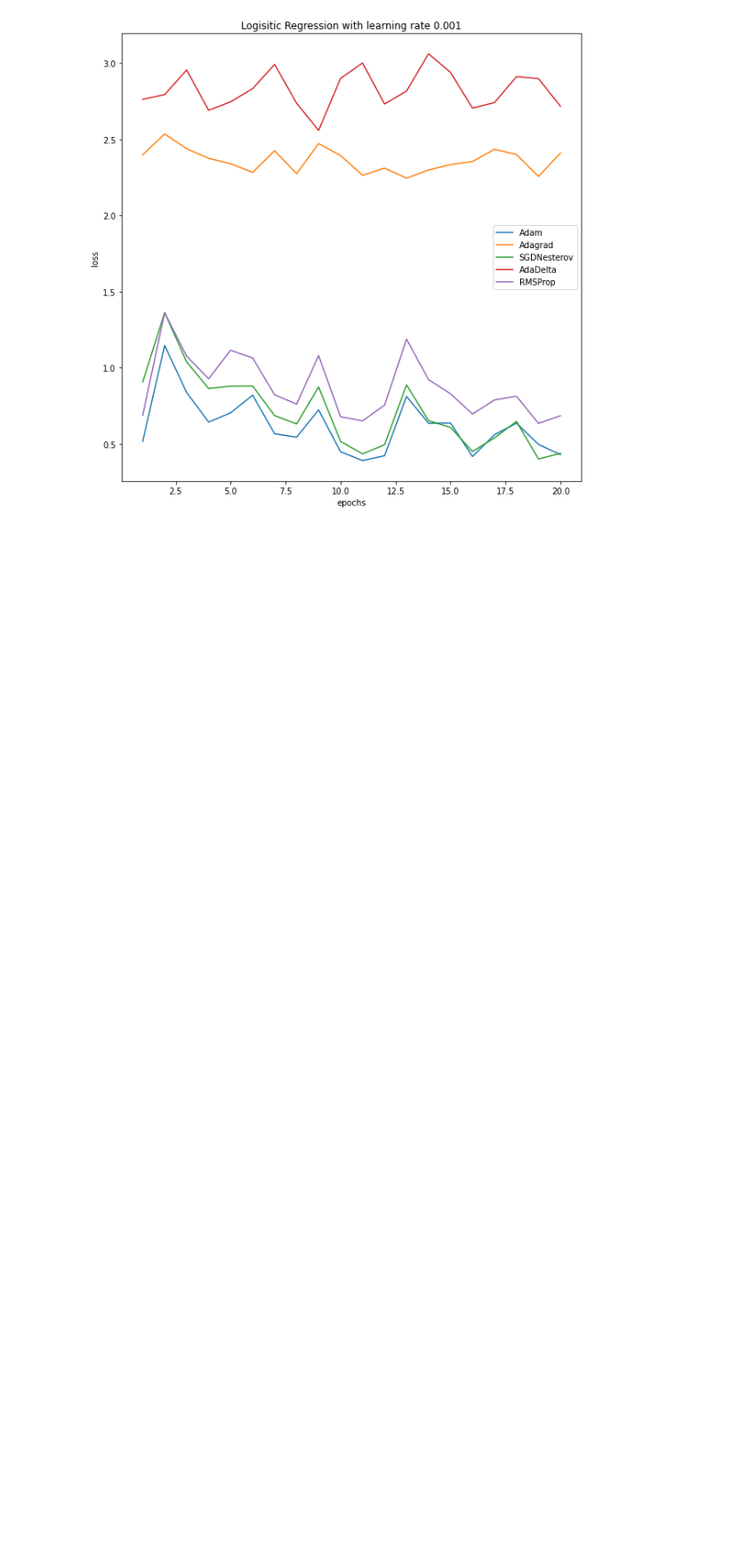
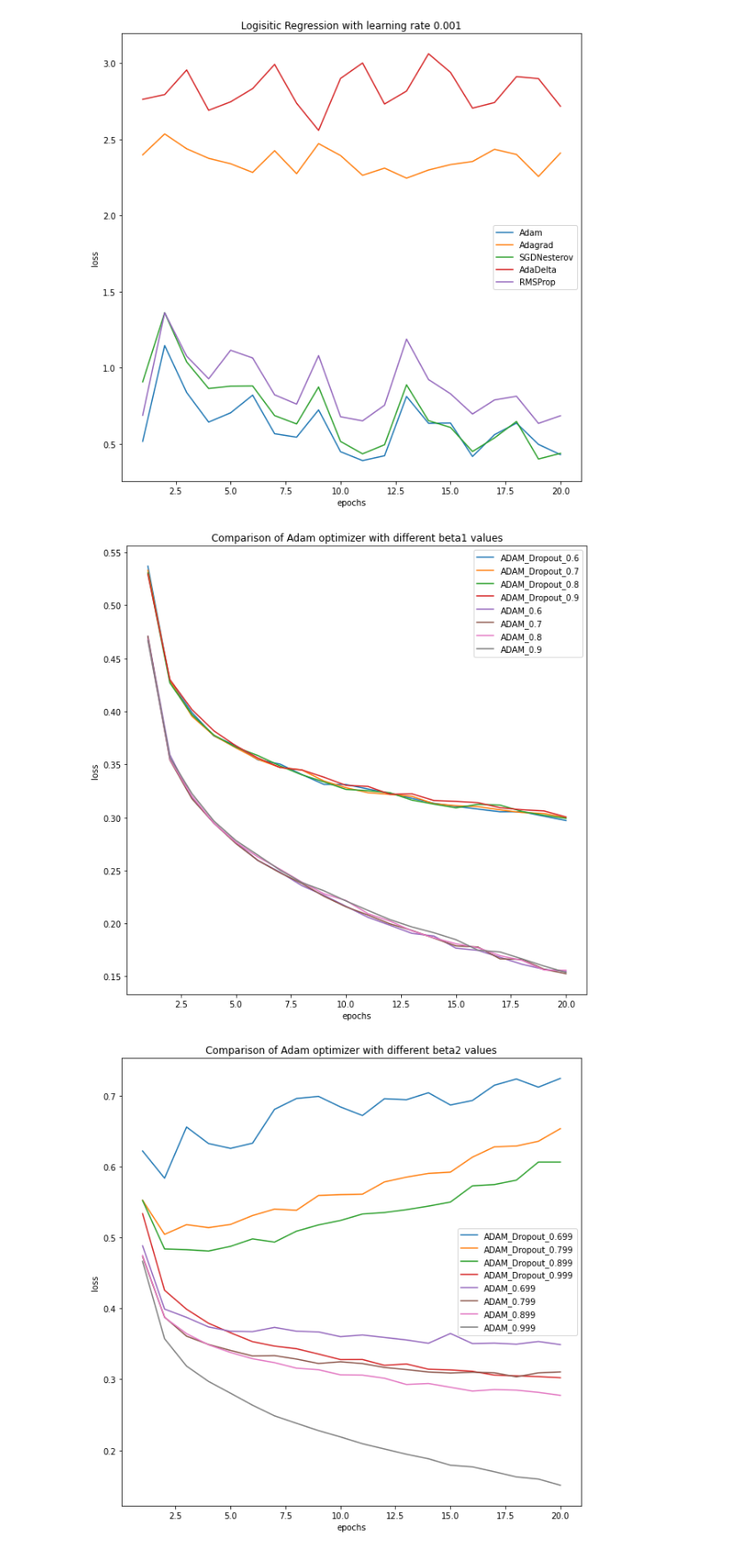
Before and after one commit to shreyash-x/ADAM, a Jupyter notebook: graphs.ipynb, the cells around one changed output. Shown: that part at 89% size. Saved outputs shown, nothing was run; the diff lists cells and outputs as text; code cells hidden in the pictures; blank space fills up the shorter version.

Commit message:
updated code for generating graphs

```diff
--- a/graphs.ipynb
+++ b/graphs.ipynb
@@ -36,3 +36,9 @@ plot_loss("cnn_lr3.csv","Convolutional Neural Network with learning rate 0.001")
 plot_loss("lr.csv","Logisitic Regression with learning rate 0.001")
 # %% [output]
 [figure]
+# %%
+plot_loss("nn_beta1.csv","Comparison of Adam optimizer with different beta1 values")
+plot_loss("nn_beta2.csv","Comparison of Adam optimizer with different beta2 values")
+# %% [output]
+[figure, added]
+[figure, added]
```
Also changed, not shown: parts of 1 cell of this notebook.
